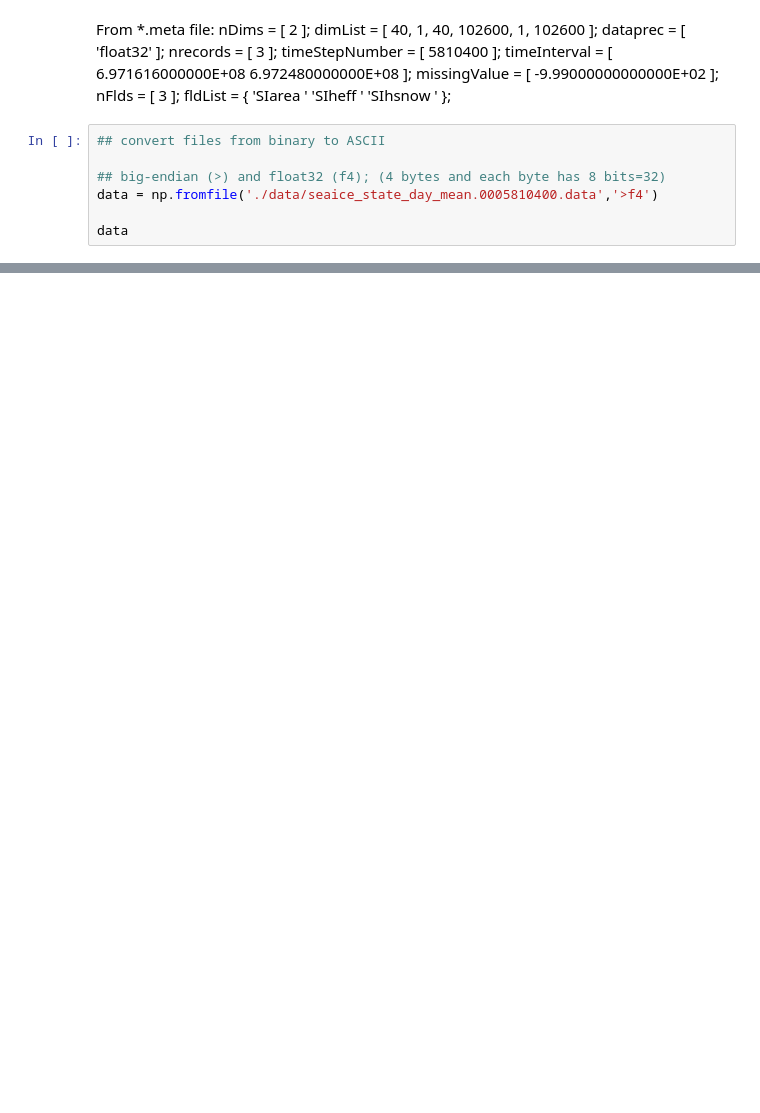
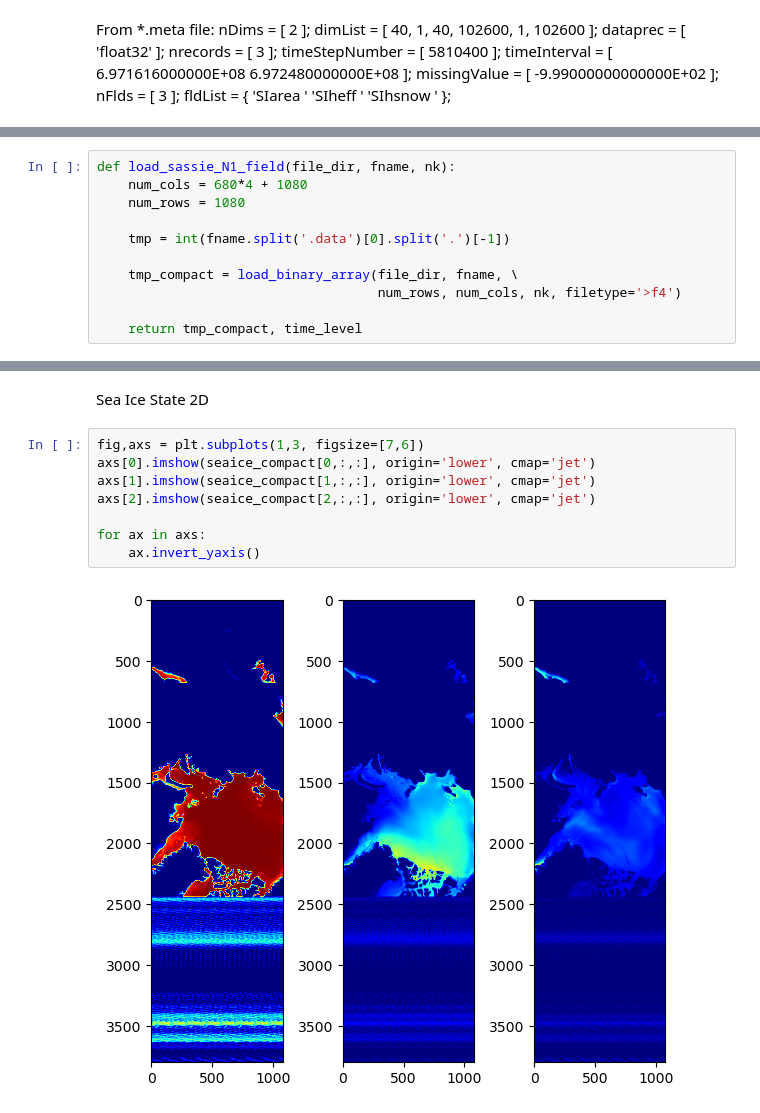
Before and after one commit to ifenty/SASSIE_downscale_ecco_v5, a Jupyter notebook: 01_open and read file.ipynb, the cells around one changed output, grey strips where cells are left out. Drawn from its saved outputs; the diff is of its cells as text; blank space fills up the shorter version.

```diff
--- a/01_open and read file.ipynb
+++ b/01_open and read file.ipynb
@@ -26,10 +43,3 @@ From *.meta file:
  fldList = {
  'SIarea  ' 'SIheff  ' 'SIhsnow '
  };
-# %%
-## convert files from binary to ASCII
-
-## big-endian (>) and float32 (f4); (4 bytes and each byte has 8 bits=32)
-data = np.fromfile('./data/seaice_state_day_mean.0005810400.data','>f4')
-
-data
@@ -37,0 +209,11 @@ array([0., 0., 0., ..., 0., 0., 0.], dtype='>f4')
+# %%
+def load_sassie_N1_field(file_dir, fname, nk):
+    num_cols = 680*4 + 1080
+    num_rows = 1080
+
+    tmp = int(fname.split('.data')[0].split('.')[-1])
+
+    tmp_compact = load_binary_array(file_dir, fname, \
+                                    num_rows, num_cols, nk, filetype='>f4')
+
+    return tmp_compact, time_level
@@ -37,0 +258,12 @@ array([0., 0., 0., ..., 0., 0., 0.], dtype='>f4')
+# %% [markdown]
+Sea Ice State 2D
+# %%
+fig,axs = plt.subplots(1,3, figsize=[7,6])
+axs[0].imshow(seaice_compact[0,:,:], origin='lower', cmap='jet')
+axs[1].imshow(seaice_compact[1,:,:], origin='lower', cmap='jet')
+axs[2].imshow(seaice_compact[2,:,:], origin='lower', cmap='jet')
+
+for ax in axs:
+    ax.invert_yaxis()
+# %% [output]
+[figure, added]
```
Also changed, not shown: parts of 34 cells of this notebook.
